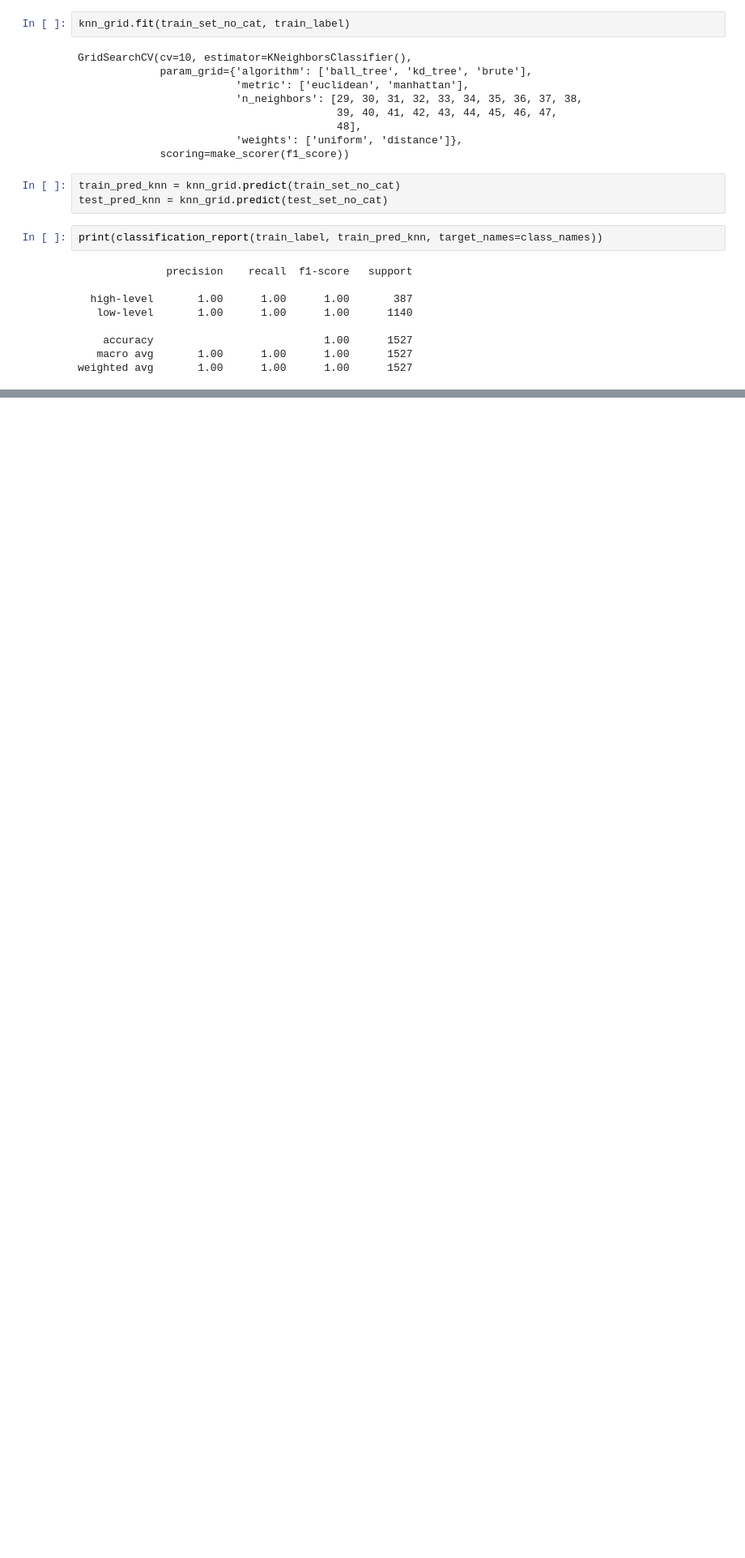
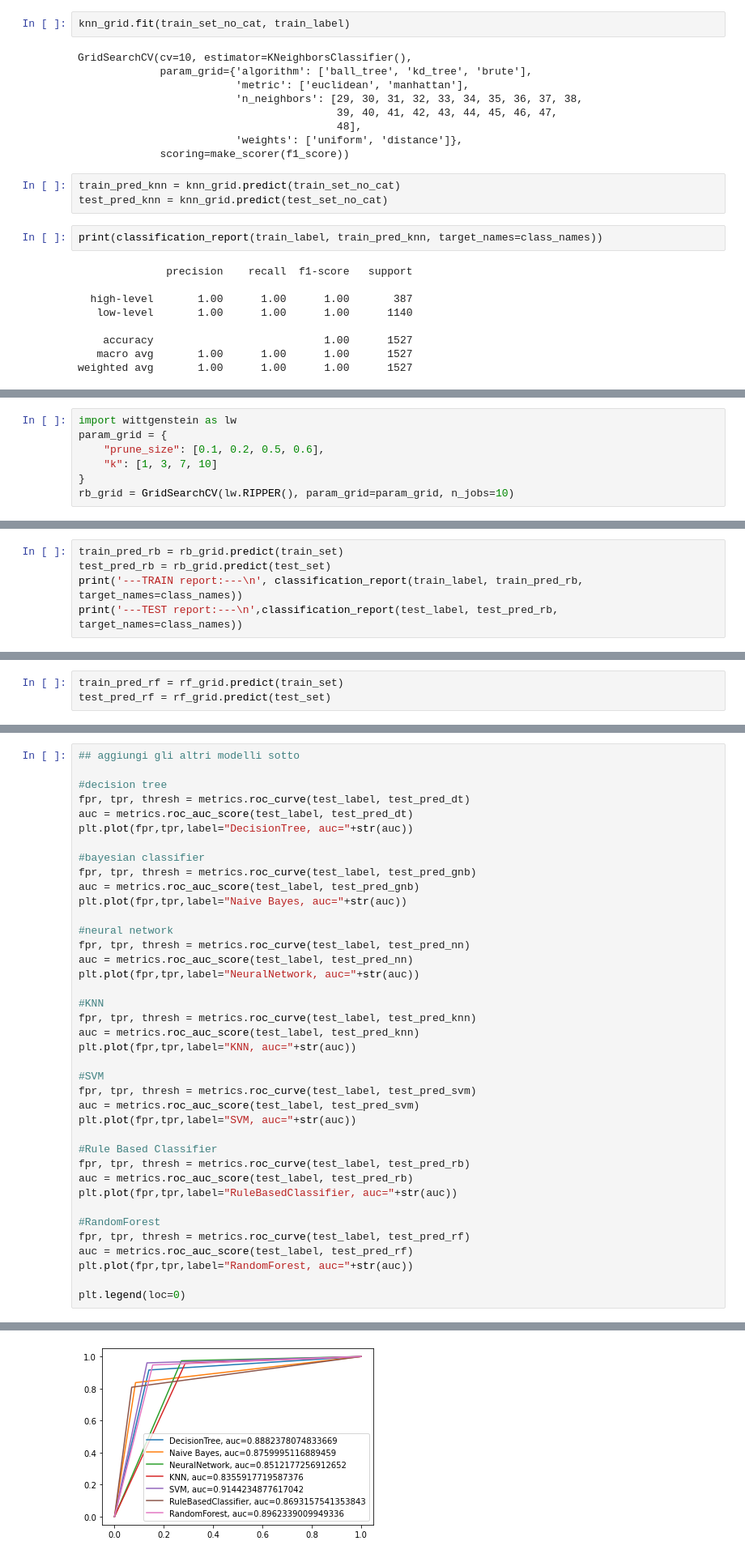
Before and after one commit to OrnelaDanushi/DM-project21, a Jupyter notebook: Task3/Classification.ipynb, the cells around one changed output, grey strips where cells are left out. Shown at 81% size. Saved outputs shown, nothing was run; the diff lists cells and outputs as text; blank space fills up the shorter version.

```diff
--- a/Task3/Classification.ipynb
+++ b/Task3/Classification.ipynb
@@ -853,0 +706,7 @@ plt.legend(loc=0)
+# %%
+import wittgenstein as lw
+param_grid = {
+    "prune_size": [0.1, 0.2, 0.5, 0.6],
+    "k": [1, 3, 7, 10]
+}
+rb_grid = GridSearchCV(lw.RIPPER(), param_grid=param_grid, n_jobs=10)
@@ -853,0 +742,5 @@ plt.legend(loc=0)
+# %%
+train_pred_rb = rb_grid.predict(train_set)
+test_pred_rb = rb_grid.predict(test_set)
+print('---TRAIN report:---\n', classification_report(train_label, train_pred_rb, target_names=class_names))
+print('---TEST report:---\n',classification_report(test_label, test_pred_rb, target_names=class_names))
@@ -853,0 +800,3 @@ plt.legend(loc=0)
+# %%
+train_pred_rf = rf_grid.predict(train_set)
+test_pred_rf = rf_grid.predict(test_set)
@@ -853,0 +842,40 @@ plt.legend(loc=0)
+# %%
+## aggiungi gli altri modelli sotto
+
+#decision tree
+fpr, tpr, thresh = metrics.roc_curve(test_label, test_pred_dt)
+auc = metrics.roc_auc_score(test_label, test_pred_dt)
+plt.plot(fpr,tpr,label="DecisionTree, auc="+str(auc))
+
+#bayesian classifier
+fpr, tpr, thresh = metrics.roc_curve(test_label, test_pred_gnb)
+auc = metrics.roc_auc_score(test_label, test_pred_gnb)
+plt.plot(fpr,tpr,label="Naive Bayes, auc="+str(auc))
+
+#neural network
+fpr, tpr, thresh = metrics.roc_curve(test_label, test_pred_nn)
+auc = metrics.roc_auc_score(test_label, test_pred_nn)
+plt.plot(fpr,tpr,label="NeuralNetwork, auc="+str(auc))
+
+#KNN
+fpr, tpr, thresh = metrics.roc_curve(test_label, test_pred_knn)
+auc = metrics.roc_auc_score(test_label, test_pred_knn)
+plt.plot(fpr,tpr,label="KNN, auc="+str(auc))
+
+#SVM
+fpr, tpr, thresh = metrics.roc_curve(test_label, test_pred_svm)
+auc = metrics.roc_auc_score(test_label, test_pred_svm)
+plt.plot(fpr,tpr,label="SVM, auc="+str(auc))
+
+#Rule Based Classifier
+fpr, tpr, thresh = metrics.roc_curve(test_label, test_pred_rb)
+auc = metrics.roc_auc_score(test_label, test_pred_rb)
+plt.plot(fpr,tpr,label="RuleBasedClassifier, auc="+str(auc))
+
+#RandomForest
+fpr, tpr, thresh = metrics.roc_curve(test_label, test_pred_rf)
+auc = metrics.roc_auc_score(test_label, test_pred_rf)
+plt.plot(fpr,tpr,label="RandomForest, auc="+str(auc))
+
+plt.legend(loc=0)
+# %% [output]
@@ -853,0 +883 @@ plt.legend(loc=0)
+[figure, added]
```
Also changed, not shown: parts of 62 cells of this notebook.
